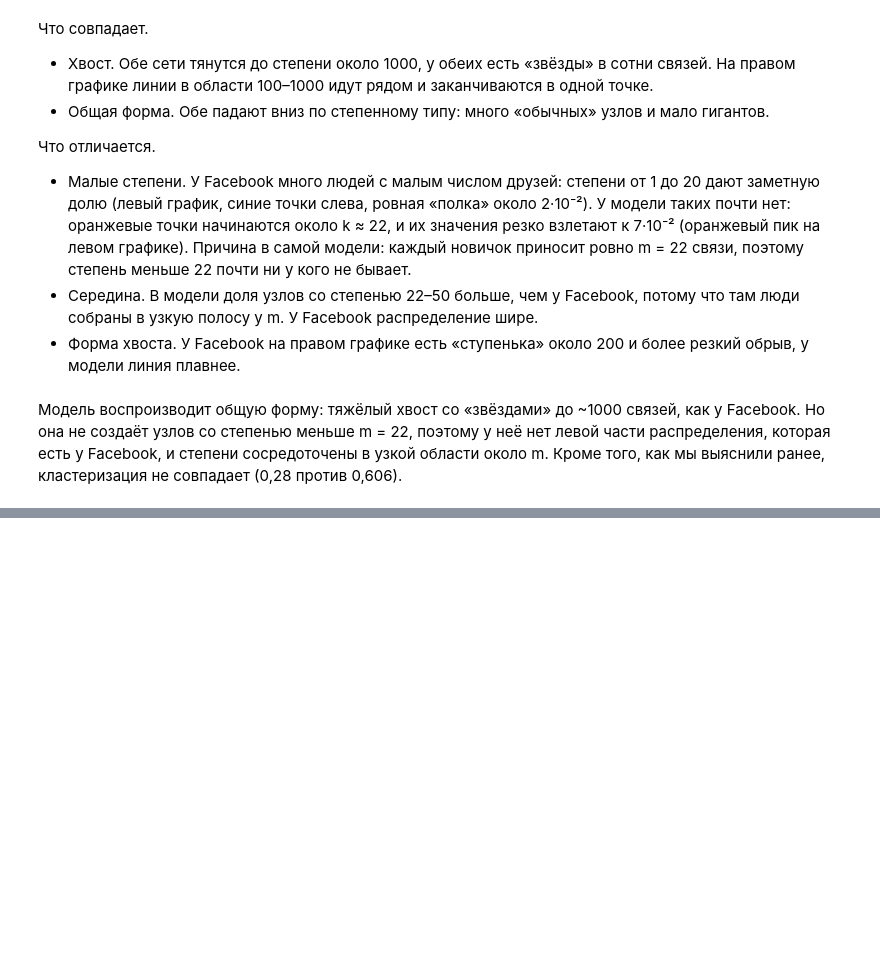
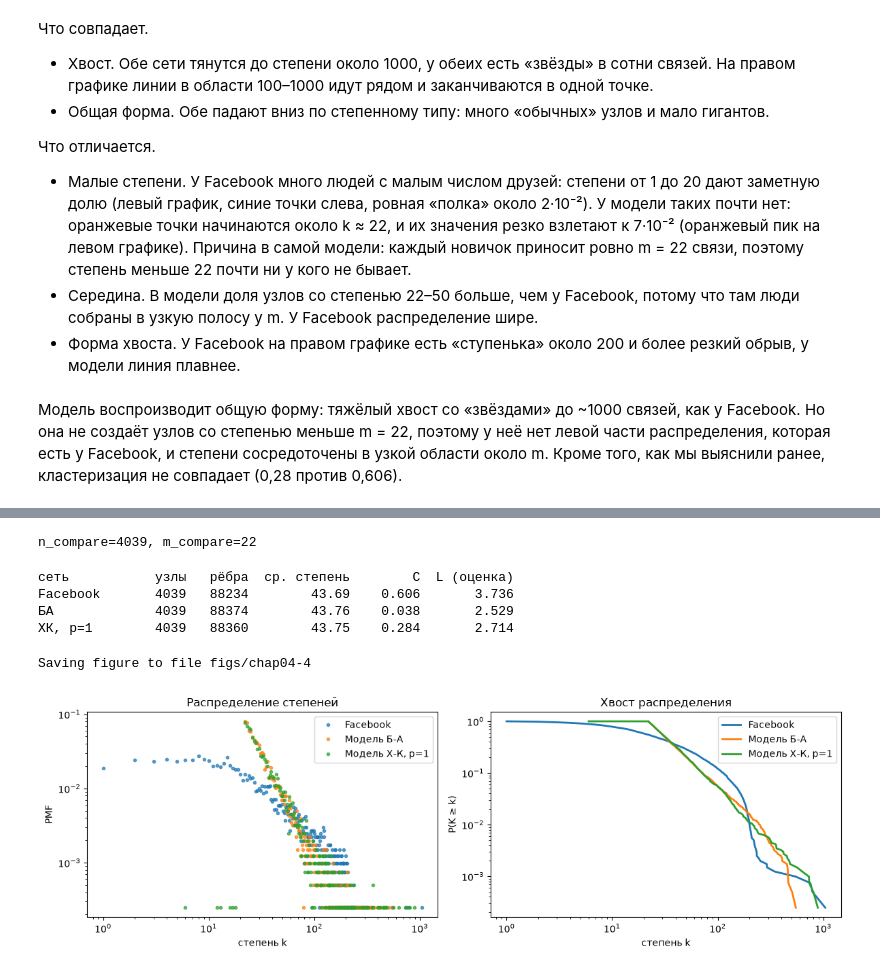
Before and after one commit to baltikaa9/jupyter-labs, a Jupyter notebook: chap04_exercises.ipynb, the cells around one changed output, grey strips where cells are left out. Drawn from its saved outputs; the diff is of its cells as text; code cells hidden in the pictures; blank space fills up the shorter version.

```diff
--- a/chap04_exercises.ipynb
+++ b/chap04_exercises.ipynb
@@ -307,0 +305,78 @@ Saving figure to file figs/chap04-3
+# %%
+import random
+
+def _random_subset(repeated_nodes, k):
+    targets = set()
+    while len(targets) < k:
+        x = random.choice(repeated_nodes)
+        targets.add(x)
+    return targets
+
+def barabasi_albert_graph(n, k, seed=None):
+    # Реализация из chap04_practice.ipynb.
+    if seed is not None:
+        random.seed(seed)
+
+    G = nx.empty_graph(k)
+    targets = set(range(k))
+    repeated_nodes = []
+
+    for source in range(k, n):
+        G.add_edges_from(zip([source] * k, targets))
+        repeated_nodes.extend(targets)
+        repeated_nodes.extend([source] * k)
+        targets = _random_subset(repeated_nodes, k)
+
+    return G
+
+n_compare = fb.number_of_nodes()
+m_compare = round(fb.number_of_edges() / n_compare)
+ba = barabasi_albert_graph(n_compare, m_compare, seed=42)
+hk = nx.powerlaw_cluster_graph(n_compare, m_compare, p=1, seed=42)
+graphs = [('Facebook', fb), ('Модель Б-А', ba), ('Модель Х-К, p=1', hk)]
+print(f'{n_compare=}, {m_compare=}')
+# %% [output]
+n_compare=4039, m_compare=22
+# %%
+def estimate_path_length(g, trials=1000, seed=42):
+    # Выбираем разные узлы в каждой паре; полный расчёт всех путей дороже.
+    rng = random.Random(seed)
+    nodes = list(g)
+    lengths = []
+    for _ in range(trials):
+        u, v = rng.sample(nodes, 2)
+        lengths.append(nx.shortest_path_length(g, u, v))
+    return np.mean(lengths)
+
+print(f'{"сеть":<12} {"узлы":>6} {"рёбра":>7} {"ср. степень":>12} {"C":>8} {"L (оценка)":>11}')
+for name, g in graphs:
+    assert nx.is_connected(g), 'Для оценки пути нужен связный граф'
+    mean_degree = 2 * g.number_of_edges() / g.number_of_nodes()
+    clustering = nx.average_clustering(g)
+    path_length = estimate_path_length(g)
+    print(f'{name:<12} {g.number_of_nodes():>6} {g.number_of_edges():>7} '
+          f'{mean_degree:>12.2f} {clustering:>8.3f} {path_length:>11.3f}')
+# %% [output]
+сеть           узлы   рёбра  ср. степень        C  L (оценка)
+Facebook       4039   88234        43.69    0.606       3.736
+БА             4039   88374        43.76    0.038       2.529
+ХК, p=1        4039   88360        43.75    0.284       2.714
+# %%
+fig, (ax1, ax2) = plt.subplots(1, 2, figsize=(12, 4))
+
+for name, g in graphs:
+    ks, pmf = degree_pmf(g)
+    ax1.loglog(ks, pmf, 'o', markersize=3, alpha=0.7, label=name)
+    # P(K >= k): считаем по уникальным степеням, без повторов по оси x.
+    ccdf = np.cumsum(pmf[::-1])[::-1]
+    ax2.loglog(ks, ccdf, label=name)
+
+ax1.set(xlabel='степень k', ylabel='PMF', title='Распределение степеней')
+ax2.set(xlabel='степень k', ylabel='P(K ≥ k)', title='Хвост распределения')
+ax1.legend()
+ax2.legend()
+plt.tight_layout()
+savefig('figs/chap04-4')
+# %% [output]
+Saving figure to file figs/chap04-4
+[figure, added]
```
Also changed, not shown: parts of 6 cells of this notebook, 3 other files.
